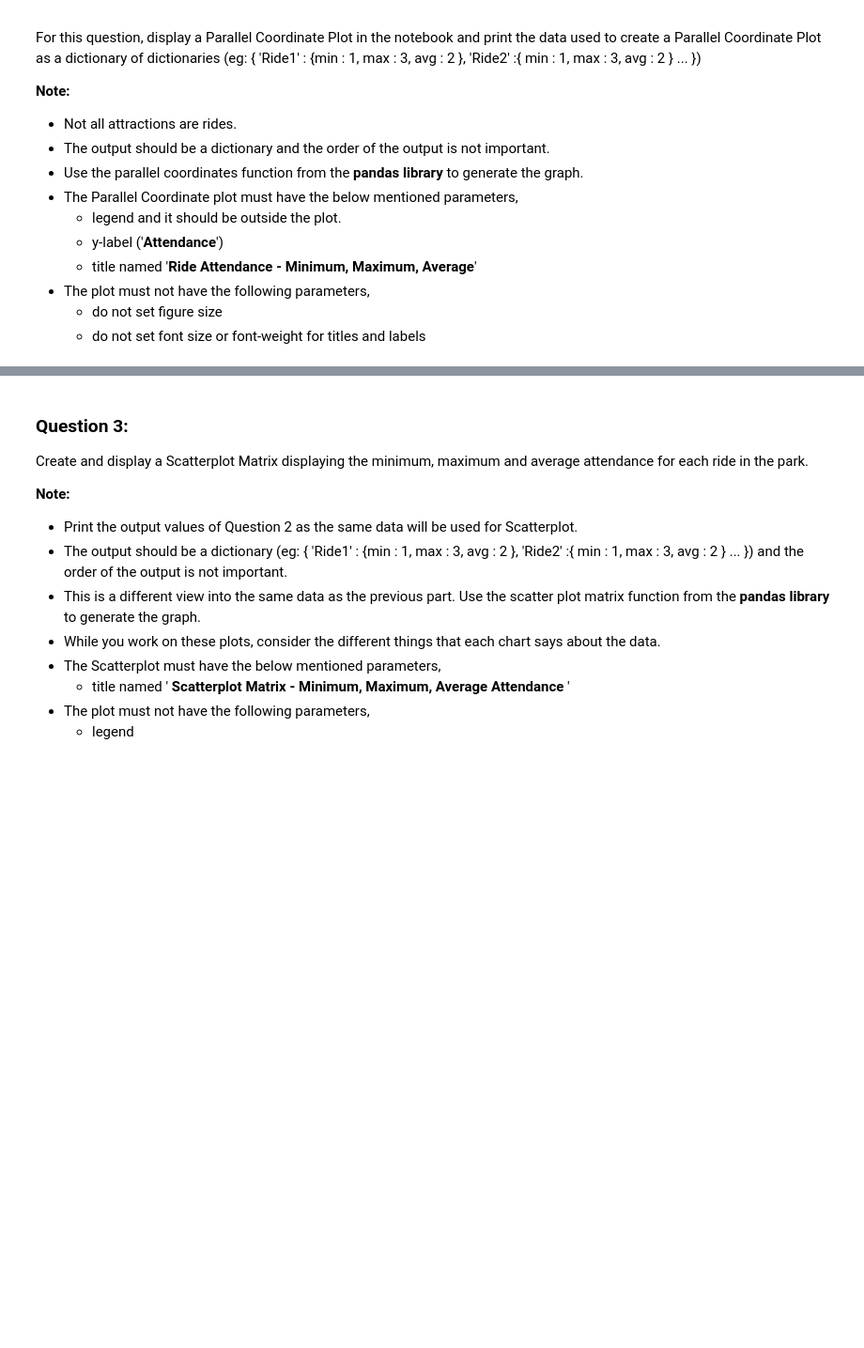
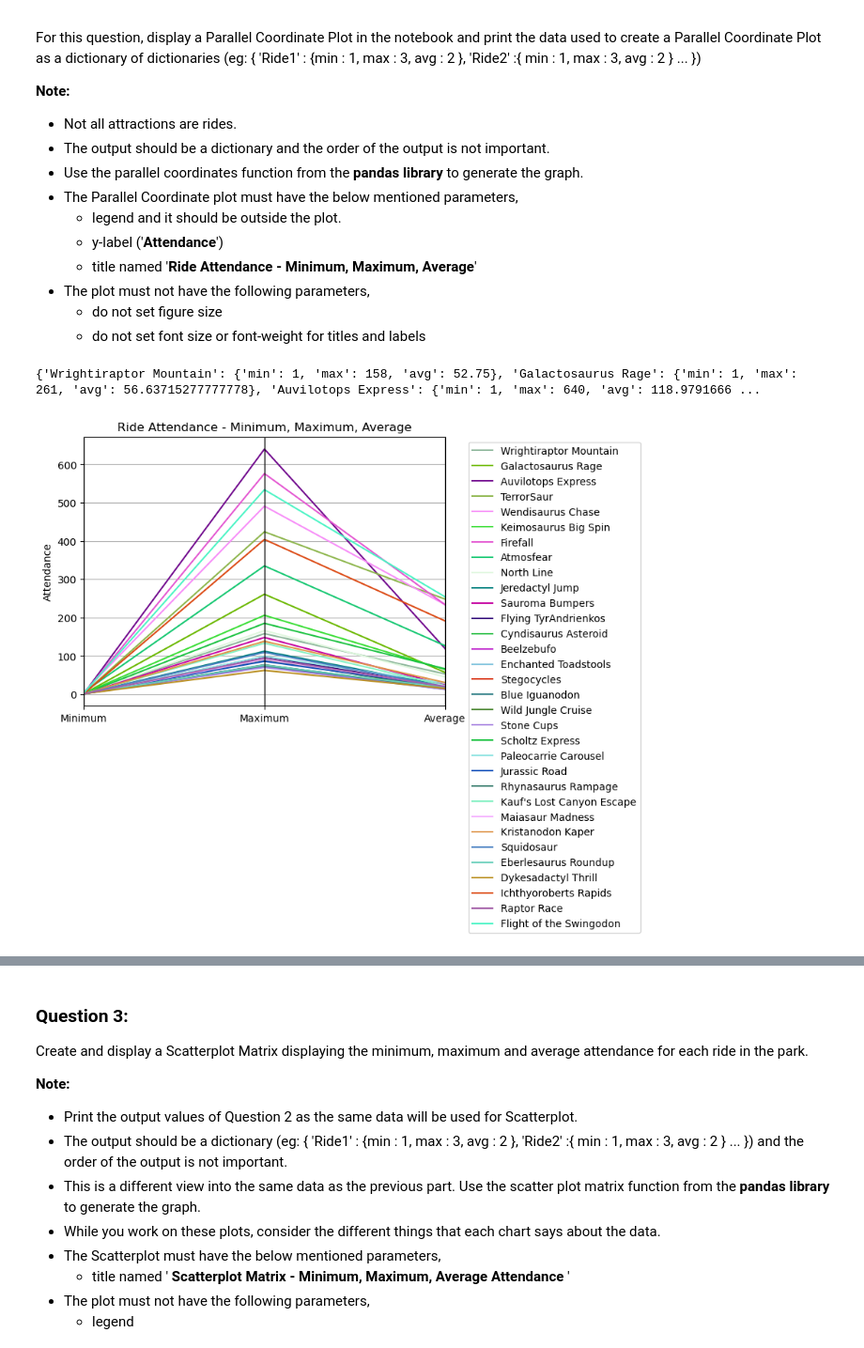
Before and after one commit to Youssef-Serag/CSE-578, a Jupyter notebook: Assignment 3/Assignment3.ipynb, the cells around one changed output, grey strips where cells are left out. Shown at 94% size. Saved outputs shown, nothing was run; the diff lists cells and outputs as text; code cells hidden in the pictures; blank space fills up the shorter version.

```diff
--- a/Assignment 3/Assignment3.ipynb
+++ b/Assignment 3/Assignment3.ipynb
@@ -5,18 +5,13 @@ Database file path = '/course/data/CSE-578/dinofunworld.db'
 # %%
 # your code here
 import numpy as np
-import scipy
-import sklearn
-from sklearn.datasets import load_wine
-from scipy.cluster.vq import kmeans2, whiten
-import pandas
 import matplotlib.pyplot as plt
-from statsmodels.graphics.mosaicplot import mosaic
+from pandas.plotting import parallel_coordinates
 import sqlite3
 import pandas as pd
 from collections import Counter
-pd.options.mode.chained_assignment = None
-db_filename = 'dinofunworld.db'
+
+db_filename = '/course/data/CSE-578/dinofunworld.db'
 conn = sqlite3.connect(db_filename)
 c = conn.cursor()
 # %% [markdown]
@@ -67,49 +64,63 @@ For this question, display a Parallel Coordinate Plot in the notebook and print
     * do not set figure size
     * do not set font size or font-weight for titles and labels
 # %%
-# Query to get attractions
-c.execute("SELECT AttractionID, Name FROM attraction;")
+### TEST FUNCTION: test_question2
+# DO NOT REMOVE OR MODIFY THE ABOVE LINE
+# your code here
+c.execute("SELECT AttractionID, Name FROM attraction WHERE Category LIKE '%ride%';")
 attractions_data = c.fetchall()
 
 # Query to get sequences
 c.execute("SELECT visitorID, sequence FROM sequences;")
 sequences_data = c.fetchall()
 
 # Process attractions data
 names, rideSeq = {}, {}
 for attractionID, name in attractions_data:
     names[attractionID] = name
     rideSeq[attractionID] = Counter()
 
 # Process sequences data
 for visitorID, sequence in sequences_data:
     sequence_list = sequence.split('-')
     for ind, j in enumerate(sequence_list):
         j = int(j)
         if j in rideSeq:
             rideSeq[j][ind] += 1
 
 # Calculating minimum, maximum, and average
 minn, maxx, avg, rides = [], [], [], []
+
+
+data_for_df = []
+ans = {}
+
 for k, v in rideSeq.items():
     rides.append(names[k])
+    ans[names[k]] = {'min' : 0, 'max' : 0, 'avg' : 0}
     values = list(v.values())
-    minn.append(min(values))
-    maxx.append(max(values))
-    avg.append(int(sum(values) / len(values)))
+    min_val = min(values)
+    ans[names[k]]['min'] = min_val
+
+    max_val = max(values)
+    ans[names[k]]['max'] = max_val
+
+    avg_val = sum(values) / 576
+    ans[names[k]]['avg'] = avg_val
+
+    data_for_df.append({'Ride': names[k], 'Minimum': min_val, 'Maximum': max_val, 'Average': avg_val})
+
+df = pd.DataFrame(data_for_df)
 
 # Visualization using matplotlib
-for ride, min_val, max_val, avg_val in zip(rides, minn, maxx, avg):
-    plt.plot(['Minimum', 'Maximum', 'Average'], [min_val, max_val, avg_val], label=ride)
-
+# for ride, min_val, max_val, avg_val in zip(rides, minn, maxx, avg):
+#     plt.plot(['Minimum', 'Maximum', 'Average'], [min_val, max_val, avg_val], label=ride)
+print(ans)
+parallel_coordinates(df, class_column = 'Ride')
 plt.title('Ride Attendance - Minimum, Maximum, Average')
 plt.ylabel('Attendance')
 plt.legend(bbox_to_anchor=(1.05, 1), loc='upper left')
 plt.show()
-
-# Preparing the final data structure
-ans = {}
-for ride, min_val, max_val, avg_val in zip(rides, minn, maxx, avg):
-    ans[ride] = {'min': min_val, 'max': max_val, 'avg': avg_val}
-
-print(ans)
+# %% [output]
+{'Wrightiraptor Mountain': {'min': 1, 'max': 158, 'avg': 52.75}, 'Galactosaurus Rage': {'min': 1, 'max': 261, 'avg': 56.63715277777778}, 'Auvilotops Express': {'min': 1, 'max': 640, 'avg': 118.9791666 ...
+[figure, added]
```
Also changed, not shown: parts of 3 cells of this notebook.
